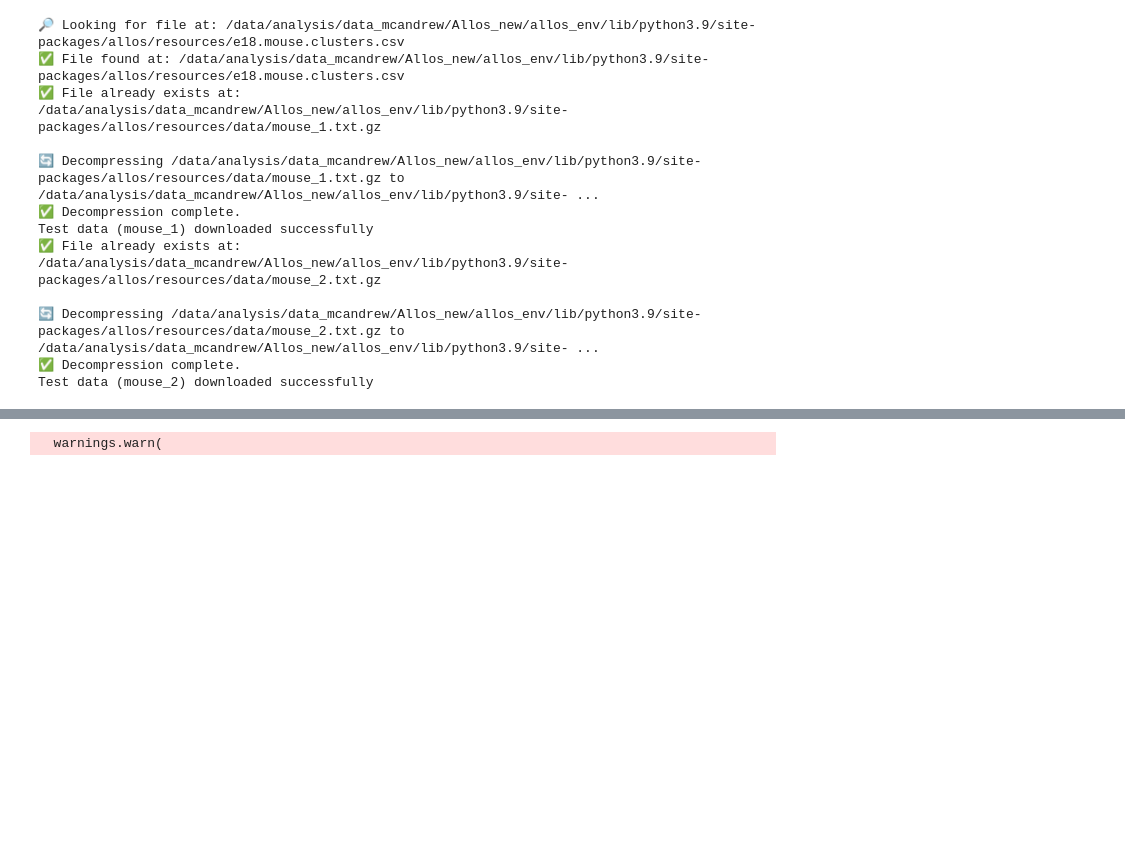
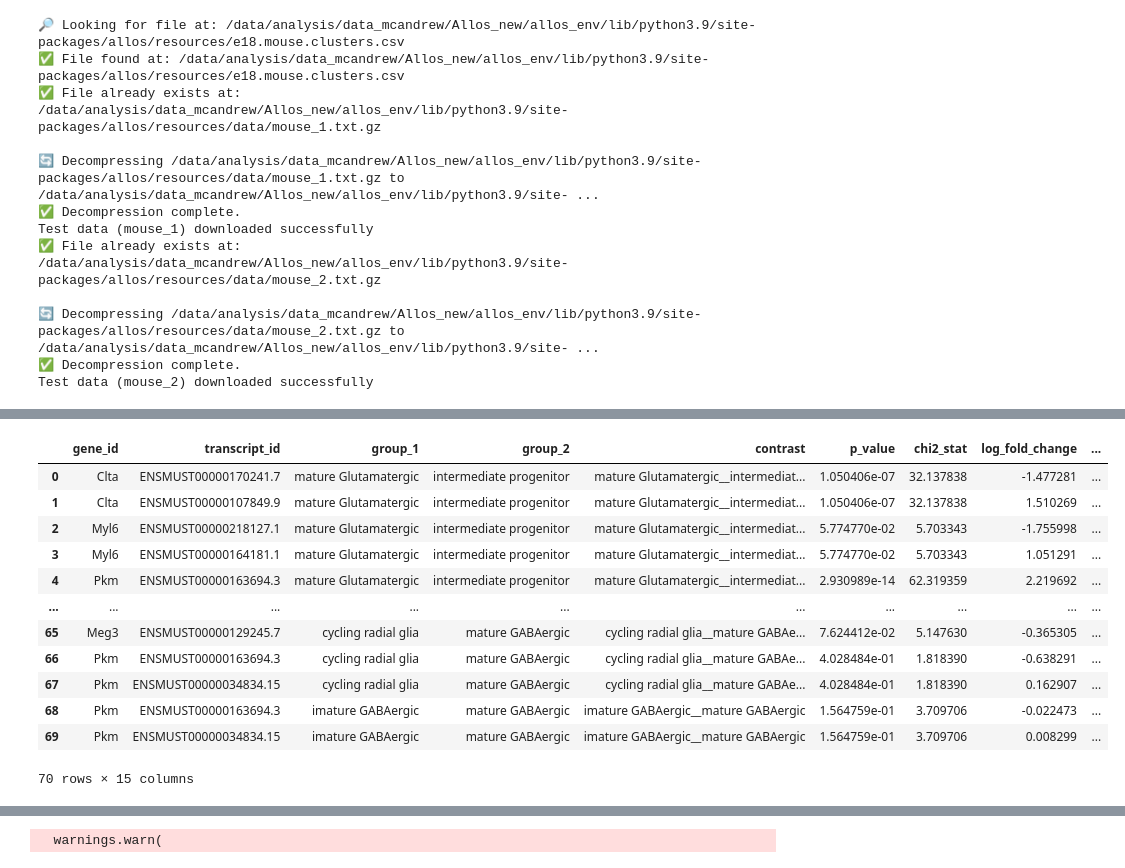
Before and after one commit to cobioda/allos, a Jupyter notebook: nbs/005_switch_search.ipynb, the cells around one changed output, grey strips where cells are left out. Saved outputs shown, nothing was run; the diff lists cells and outputs as text; code cells hidden in the pictures; blank space fills up the shorter version.

```diff
--- a/nbs/005_switch_search.ipynb
+++ b/nbs/005_switch_search.ipynb
@@ -524,3 +562,19 @@ dirichlet_results.head(20)
+# %%
+dirichlet_results
+# %% [output]
+|  | gene_id | transcript_id | group_1 | group_2 | contrast | p_value | chi2_stat | log_fold_change | ... |
+| 0 | Clta | ENSMUST00000170241.7 | mature Glutamatergic | intermediate progenitor | mature Glutamatergic__intermediat... | 1.050406e-07 | 32.137838 | -1.477281 | ... |
+| 1 | Clta | ENSMUST00000107849.9 | mature Glutamatergic | intermediate progenitor | mature Glutamatergic__intermediat... | 1.050406e-07 | 32.137838 | 1.510269 | ... |
+| 2 | Myl6 | ENSMUST00000218127.1 | mature Glutamatergic | intermediate progenitor | mature Glutamatergic__intermediat... | 5.774770e-02 | 5.703343 | -1.755998 | ... |
+| 3 | Myl6 | ENSMUST00000164181.1 | mature Glutamatergic | intermediate progenitor | mature Glutamatergic__intermediat... | 5.774770e-02 | 5.703343 | 1.051291 | ... |
+| 4 | Pkm | ENSMUST00000163694.3 | mature Glutamatergic | intermediate progenitor | mature Glutamatergic__intermediat... | 2.930989e-14 | 62.319359 | 2.219692 | ... |
+| ... | ... | ... | ... | ... | ... | ... | ... | ... | ... |
+| 65 | Meg3 | ENSMUST00000129245.7 | cycling radial glia | mature GABAergic | cycling radial glia__mature GABAe... | 7.624412e-02 | 5.147630 | -0.365305 | ... |
+| 66 | Pkm | ENSMUST00000163694.3 | cycling radial glia | mature GABAergic | cycling radial glia__mature GABAe... | 4.028484e-01 | 1.818390 | -0.638291 | ... |
+| 67 | Pkm | ENSMUST00000034834.15 | cycling radial glia | mature GABAergic | cycling radial glia__mature GABAe... | 4.028484e-01 | 1.818390 | 0.162907 | ... |
+| 68 | Pkm | ENSMUST00000163694.3 | imature GABAergic | mature GABAergic | imature GABAergic__mature GABAergic | 1.564759e-01 | 3.709706 | -0.022473 | ... |
+| 69 | Pkm | ENSMUST00000034834.15 | imature GABAergic | mature GABAergic | imature GABAergic__mature GABAergic | 1.564759e-01 | 3.709706 | 0.008299 | ... |
+70 rows × 15 columns
 # %%
 wilcoxon_results.head(20)
 # %% [output]
```
Also changed, not shown: parts of 12 cells of this notebook, 2 other files.
